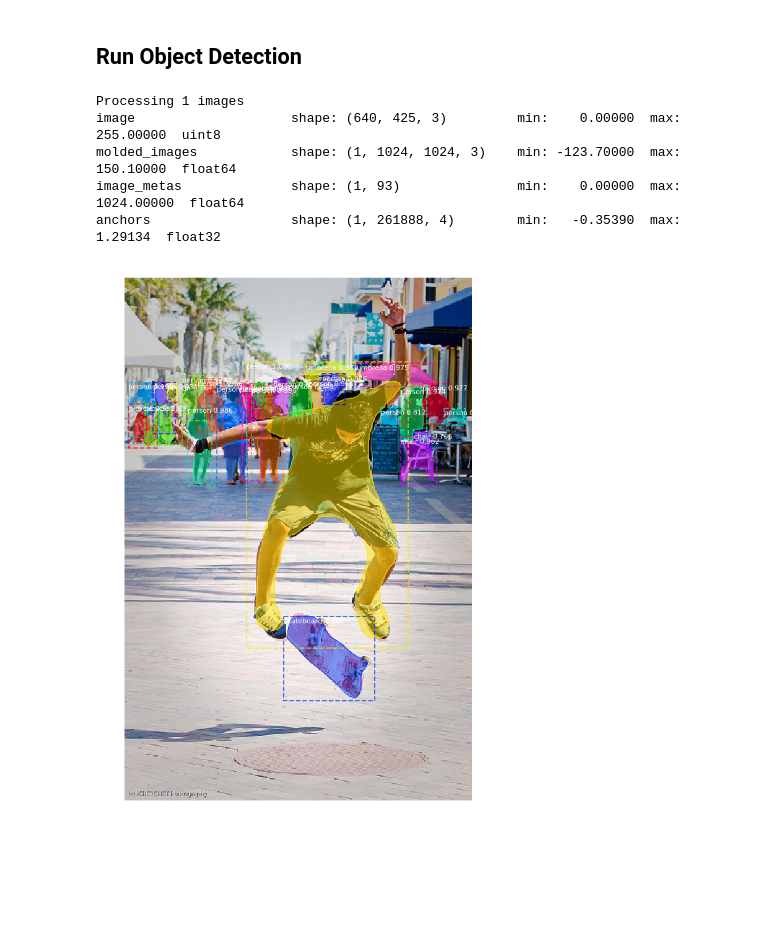
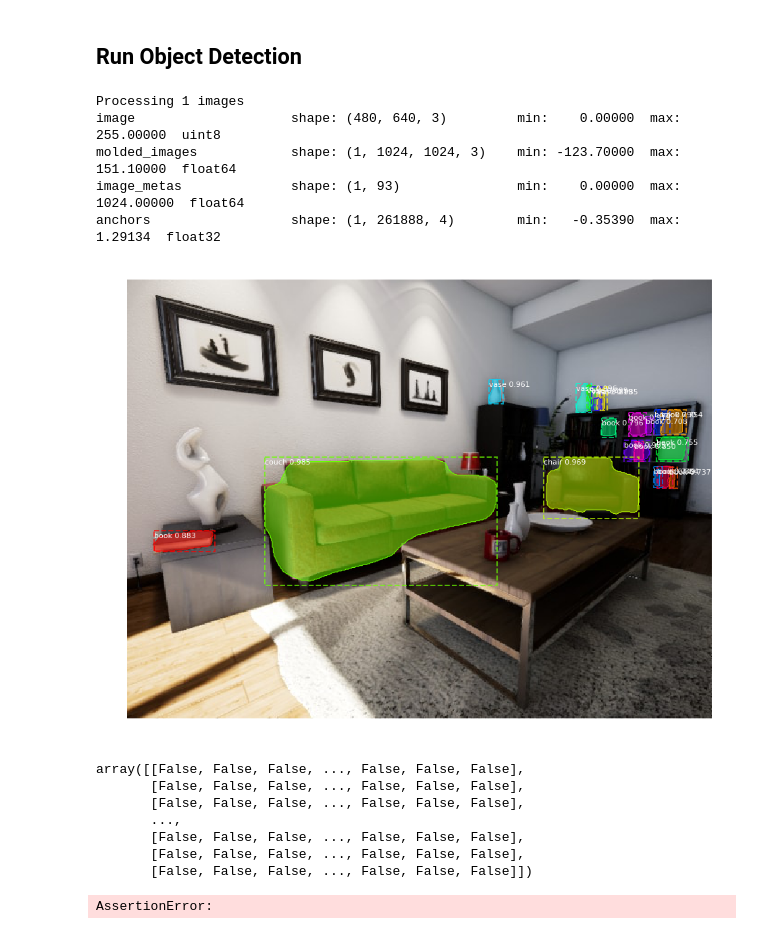
Before and after one commit to khuang93/Mask_RCNN, a Jupyter notebook: samples/demo.ipynb, the cells around one changed output. Saved outputs shown, nothing was run; the diff lists cells and outputs as text; code cells hidden in the pictures; blank space fills up the shorter version.

```diff
--- a/samples/demo.ipynb
+++ b/samples/demo.ipynb
@@ -121,19 +123,20 @@ class_names = ['BG', 'person', 'bicycle', 'car', 'motorcycle', 'airplane',
 # %%
 # Load a random image from the images folder
 file_names = next(os.walk(IMAGE_DIR))[2]
-image = skimage.io.imread(os.path.join(IMAGE_DIR, random.choice(file_names)))
+# image = skimage.io.imread(os.path.join(IMAGE_DIR, random.choice(file_names)))
+image = skimage.io.imread(os.path.join(IMAGE_DIR, '1.jpg'))
 
 # Run detection
 results = model.detect([image], verbose=1)
 
 # Visualize results
 r = results[0]
 visualize.display_instances(image, r['rois'], r['masks'], r['class_ids'],
                             class_names, r['scores'])
 # %% [output]
 Processing 1 images
-image                    shape: (640, 425, 3)         min:    0.00000  max:  255.00000  uint8
-molded_images            shape: (1, 1024, 1024, 3)    min: -123.70000  max:  150.10000  float64
+image                    shape: (480, 640, 3)         min:    0.00000  max:  255.00000  uint8
+molded_images            shape: (1, 1024, 1024, 3)    min: -123.70000  max:  151.10000  float64
 image_metas              shape: (1, 93)               min:    0.00000  max: 1024.00000  float64
 anchors                  shape: (1, 261888, 4)        min:   -0.35390  max:    1.29134  float32
-[figure, old version]
+[figure, new version]
@@ -139,0 +149,15 @@ anchors                  shape: (1, 261888, 4)        min:   -0.35390  max:    1
+# %%
+masks[:,:,1]
+# %% [output]
+array([[False, False, False, ..., False, False, False],
+       [False, False, False, ..., False, False, False],
+       [False, False, False, ..., False, False, False],
+       ...,
+       [False, False, False, ..., False, False, False],
+       [False, False, False, ..., False, False, False],
+       [False, False, False, ..., False, False, False]])
+# %%
+visualize.display_instances(image, r['rois'], masks[:,:,1], r['class_ids'],
+                            class_names, r['scores'])
+# %% [output]
+AssertionError:
```
Also changed, not shown: parts of 4 cells of this notebook, 43 other files.
